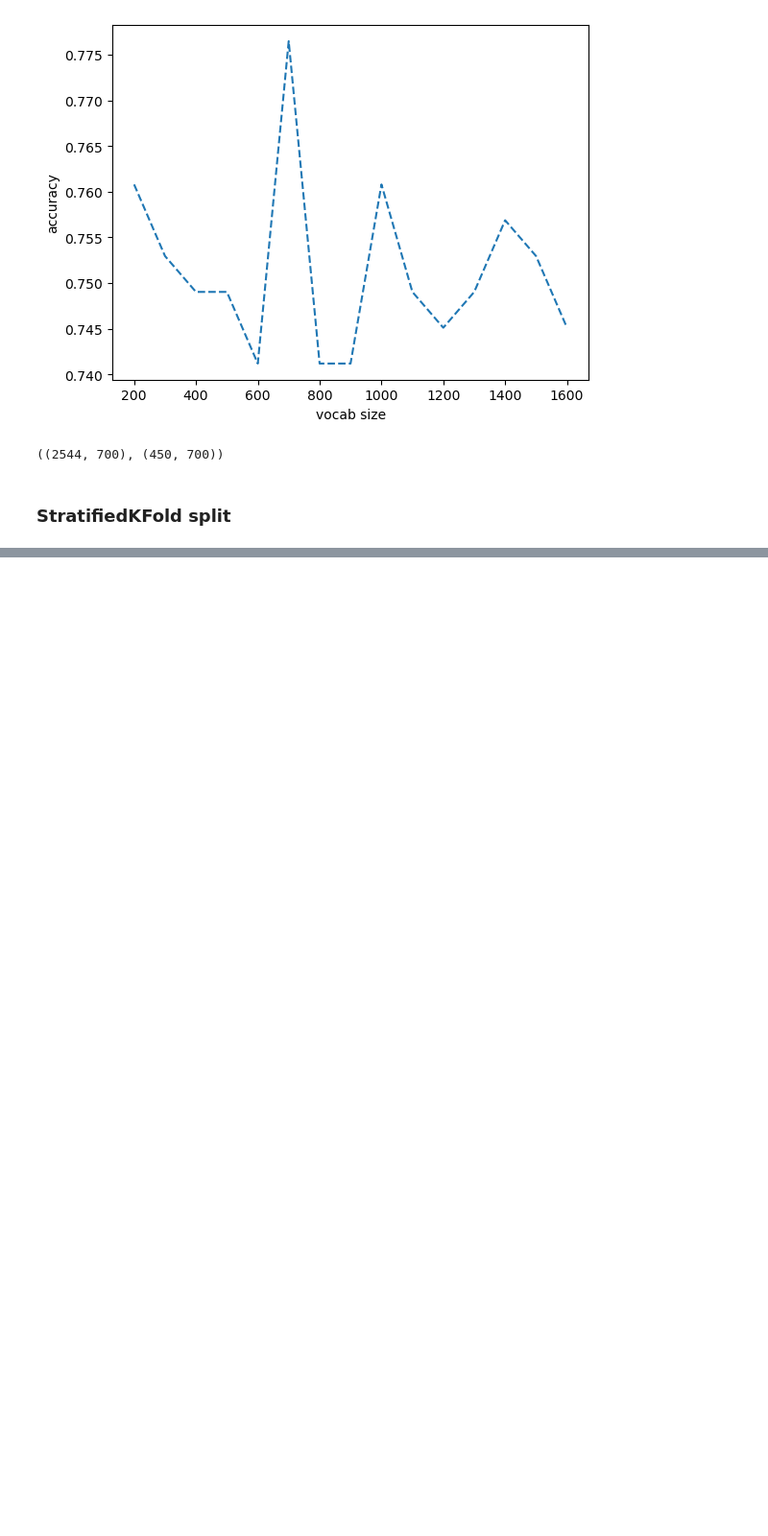
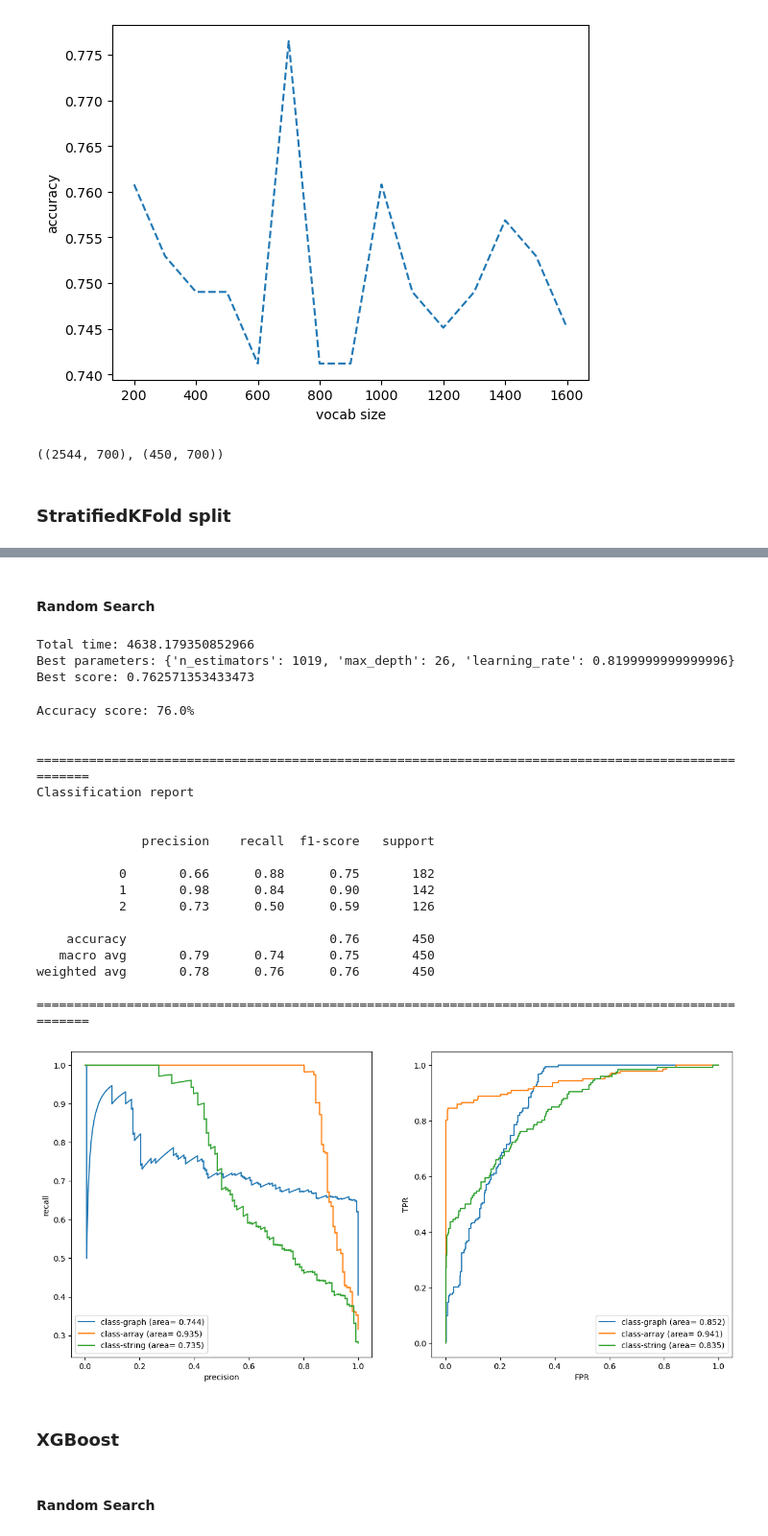
Before and after one commit to SkAndMl/question_tagging, a Jupyter notebook: notebooks/QuestionTagging.ipynb, the cells around one changed output, grey strips where cells are left out. Shown at 96% size. Drawn from its saved outputs; the diff is of its cells as text; code cells hidden in the pictures; blank space fills up the shorter version.

```diff
--- a/notebooks/QuestionTagging.ipynb
+++ b/notebooks/QuestionTagging.ipynb
@@ -473,0 +473,61 @@ Pipeline(steps=[('vectorizer', TfidfVectorizer(max_features=2200)),
+# %% [markdown]
+#### Random Search
+# %%
+param_distributions = {
+    "learning_rate" : np.arange(0.1, 1.1, 0.01),
+    "max_depth" : range(10, 31),
+    "n_estimators" : range(200, 1501)
+}
+
+rand_cv = model_selection.RandomizedSearchCV(
+    estimator=ensemble.GradientBoostingClassifier(random_state=SEED),
+    param_distributions=param_distributions,
+    cv=model_selection.StratifiedKFold(n_splits=5, shuffle=True, random_state=SEED),
+    scoring="accuracy",
+    random_state=SEED
+)
+
+start_time = time()
+
+rand_cv.fit(X_train, y_train)
+
+end_time = time()
+
+print(f"Total time: {end_time-start_time}")
+print(f"Best parameters: {rand_cv.best_params_}")
+print(f"Best score: {rand_cv.best_score_}")
+# %% [output]
+Total time: 4638.179350852966
+Best parameters: {'n_estimators': 1019, 'max_depth': 26, 'learning_rate': 0.8199999999999996}
+Best score: 0.762571353433473
+# %%
+gb_model = ensemble.GradientBoostingClassifier(
+    n_estimators = 1019,
+    max_depth = 26,
+    learning_rate = 0.82,
+    random_state=SEED
+)
+
+gb_model = gb_model.fit(X_train, y_train)
+y_proba = gb_model.predict_proba(X_test)
+evaluation_metrics(y_test, y_proba)
+# %% [output]
+Accuracy score: 76.0%
+
+
+====================================================================================================
+Classification report
+
+
+              precision    recall  f1-score   support
+
+           0       0.66      0.88      0.75       182
+           1       0.98      0.84      0.90       142
+           2       0.73      0.50      0.59       126
+
+    accuracy                           0.76       450
+   macro avg       0.79      0.74      0.75       450
+weighted avg       0.78      0.76      0.76       450
+
+====================================================================================================
+[figure, added]
@@ -473,0 +536,4 @@ Pipeline(steps=[('vectorizer', TfidfVectorizer(max_features=2200)),
+# %% [markdown]
+### XGBoost
+# %% [markdown]
+#### Random Search
```
Also changed, not shown: parts of 56 cells of this notebook.
